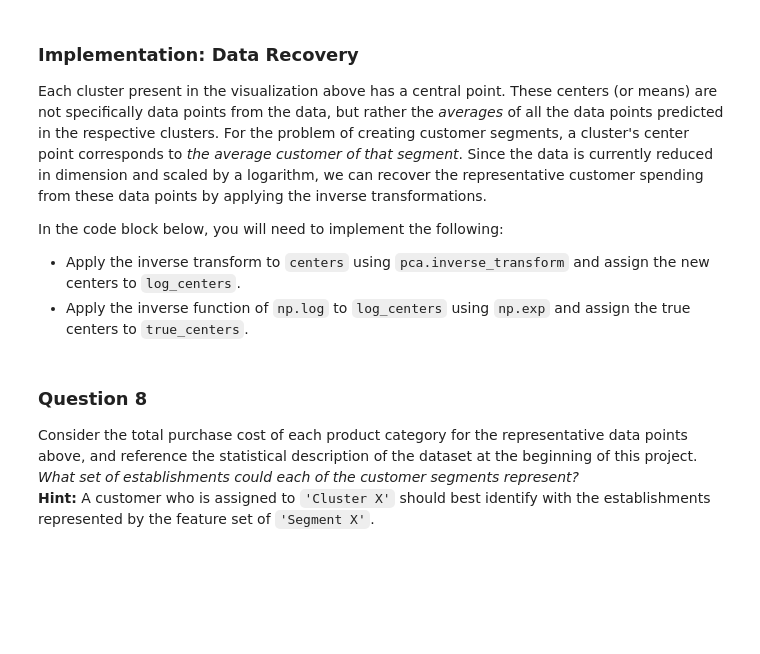
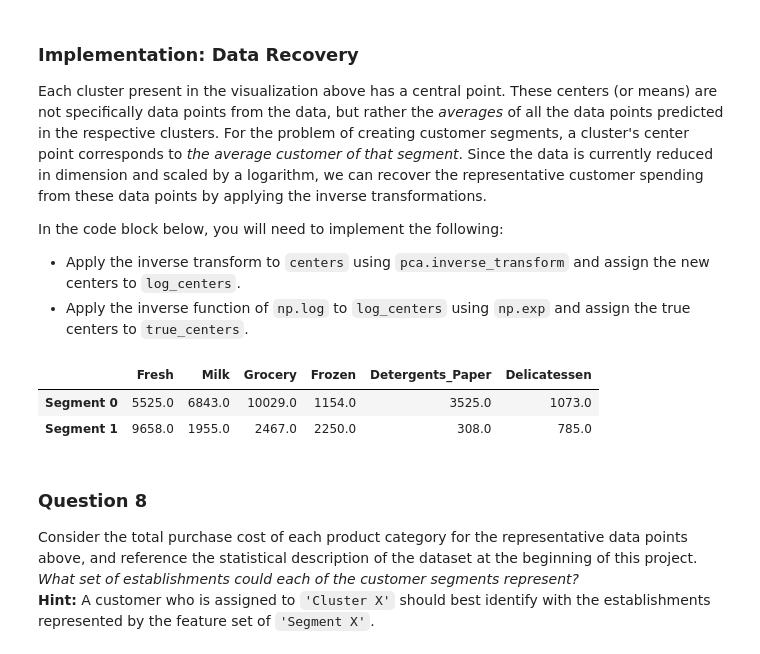
Before and after one commit to TilakD/Udacity_MLND_Unsup_Customer_Segment, a Jupyter notebook: customer_segments.ipynb, the cells around one changed output. Cells and saved outputs as stored; diff of their text form; code cells hidden in the pictures; blank space fills up the shorter version.

```diff
--- a/customer_segments.ipynb
+++ b/customer_segments.ipynb
@@ -510,16 +540,20 @@ In the code block below, you will need to implement the following:
  - Apply the inverse function of `np.log` to `log_centers` using `np.exp` and assign the true centers to `true_centers`.
 # %%
 # TODO: Inverse transform the centers
-log_centers = None
+log_centers = pca.inverse_transform(centers)
 
 # TODO: Exponentiate the centers
-true_centers = None
+true_centers = np.exp(log_centers)
 
 # Display the true centers
 segments = ['Segment {}'.format(i) for i in range(0,len(centers))]
 true_centers = pd.DataFrame(np.round(true_centers), columns = data.keys())
 true_centers.index = segments
 display(true_centers)
+# %% [output]
+|  | Fresh | Milk | Grocery | Frozen | Detergents_Paper | Delicatessen |
+| Segment 0 | 5525.0 | 6843.0 | 10029.0 | 1154.0 | 3525.0 | 1073.0 |
+| Segment 1 | 9658.0 | 1955.0 | 2467.0 | 2250.0 | 308.0 | 785.0 |
 # %% [markdown]
 ### Question 8
 Consider the total purchase cost of each product category for the representative data points above, and reference the statistical description of the dataset at the beginning of this project. *What set of establishments could each of the customer segments represent?*
```
Also changed, not shown: parts of 17 cells of this notebook.
